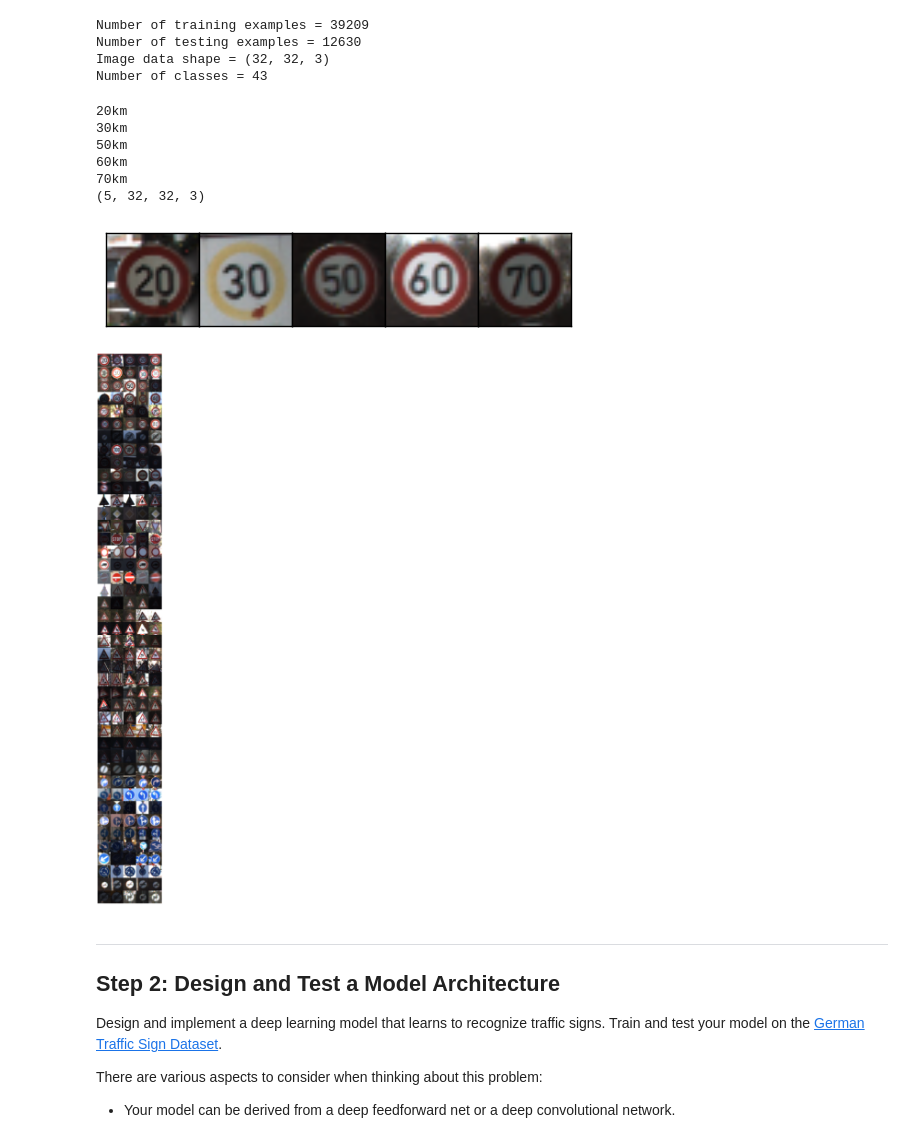
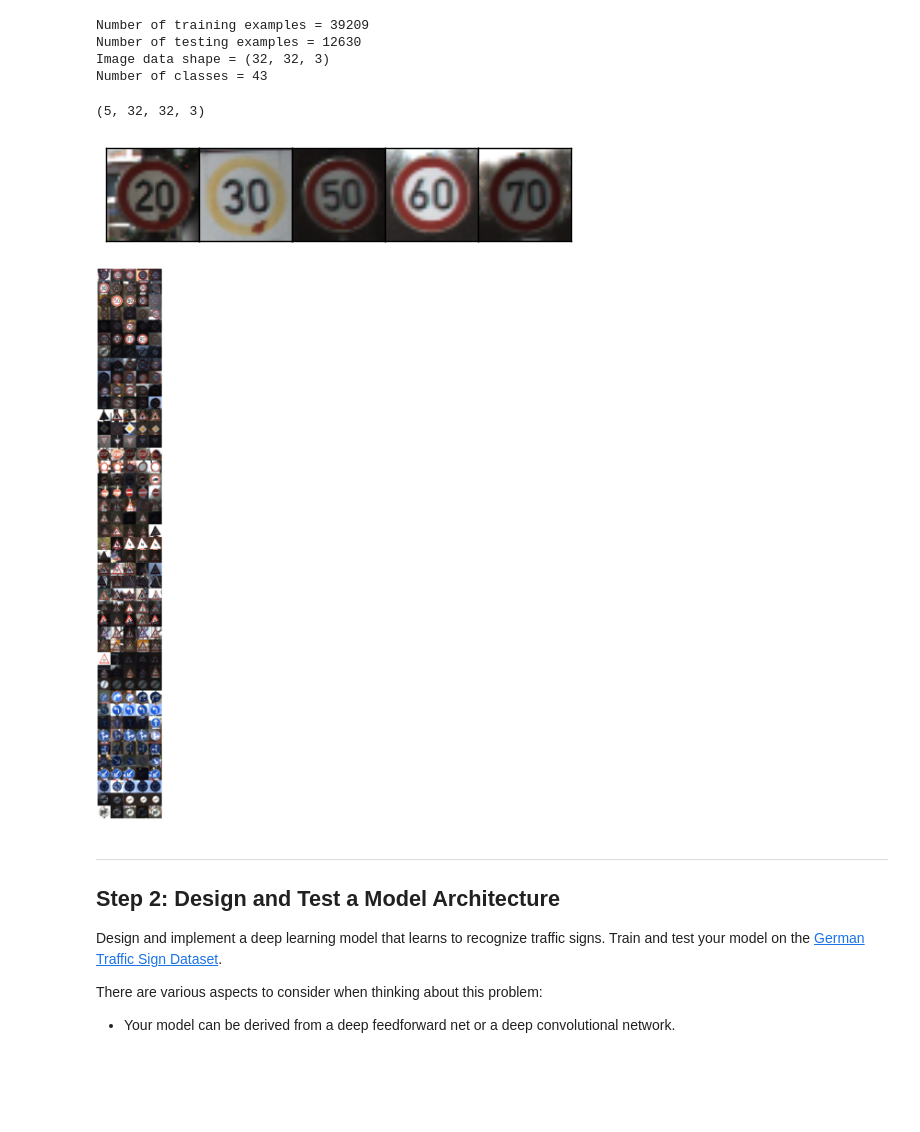
Before and after one commit to citlaligm/German-Traffic-Sign-Recognition, a Jupyter notebook: Traffic_Signs_Recognition.ipynb, the cells around one changed output. Drawn from its saved outputs; the diff is of its cells as text; code cells hidden in the pictures; blank space fills up the shorter version.

```diff
--- a/Traffic_Signs_Recognition.ipynb
+++ b/Traffic_Signs_Recognition.ipynb
@@ -103,11 +101,11 @@ size = 32, 32
 my_test_list = []
 
 for infile in glob.glob("*.jpg"):
-    file, ext = os.path.splitext(infile)
+    file, extension = os.path.splitext(infile)
     img = Image.open(infile)
-    img_rgb = img.convert('RGB')
-    thumb = img_rgb.thumbnail(size, Image.ANTIALIAS)
-    image = np.reshape(img_rgb, (32, 32, 3))
+    im_rgb = img.convert('RGB')
+    thumb = im_rgb.thumbnail(size, Image.ANTIALIAS)
+    image = np.reshape(im_rgb, (32, 32, 3))
     my_test_list.append(image)
 
 my_test_X = np.stack(my_test_list)
@@ -117,11 +115,6 @@ print(np.stack(my_test_X).shape)
 #20,30,50,60,70
 my_test_y = [0, 1, 2, 3, 4]
 # %% [output]
-20km
-30km
-50km
-60km
-70km
 (5, 32, 32, 3)
 # %%
 ### Data exploration visualization goes here.
@@ -165,33 +154,30 @@ show_images(selection,1,5)
 # %% [output]
 [figure]
 # %%
-sample_size = 5 #five images per class label
-n_labels = 43
-count = 0 #book keeping for plots
-fig = plot.figure(figsize=(sample_size, n_labels))
-grid = gridspec.GridSpec(n_labels, sample_size, wspace=0.0, hspace=0.0)
-labelset_pbar = tqdm(range(n_labels), desc='Sample test images', unit='labels')
+sample = 5
+counter = 0
+fig = plot.figure(figsize=(sample, n_classes))
+grid = gridspec.GridSpec(n_classes, sample, wspace=0.0, hspace=0.0)
+labelset_pbar = tqdm(range(n_classes), desc='Loading...', unit='labels')
 for i in labelset_pbar:
     ind = y_test == i
-    subset_x = X_test[ind,] #get all images that belong to class i
-    for x in range(sample_size):
-        img = random.choice(subset_x) #randomly pick on image from class i
-        ax = plot.Subplot(fig, grid[count])
+    subset_x = X_test[ind,]
+    for x in range(sample):
+        img = random.choice(subset_x)
+        ax = plot.Subplot(fig, grid[counter])
         ax.set_xticks([])
         ax.set_yticks([])
         ax.imshow(img, cmap='gray')
         fig.add_subplot(ax)
-        count +=1
-
-    # hide the borders
-    if i == (n_labels-1):
-        all_axes = fig.get_axes()
-        for ax in all_axes:
+        counter +=1
+    if i == (n_classes-1):
+        axes = fig.get_axes()
+        for ax in axes:
             for sp in ax.spines.values():
                 sp.set_visible(False)
 plot.show()
 # %% [output]
-[figure, old version]
+[figure, new version]
 # %% [markdown]
 ----
 
```
Also changed, not shown: parts of 15 cells of this notebook.
